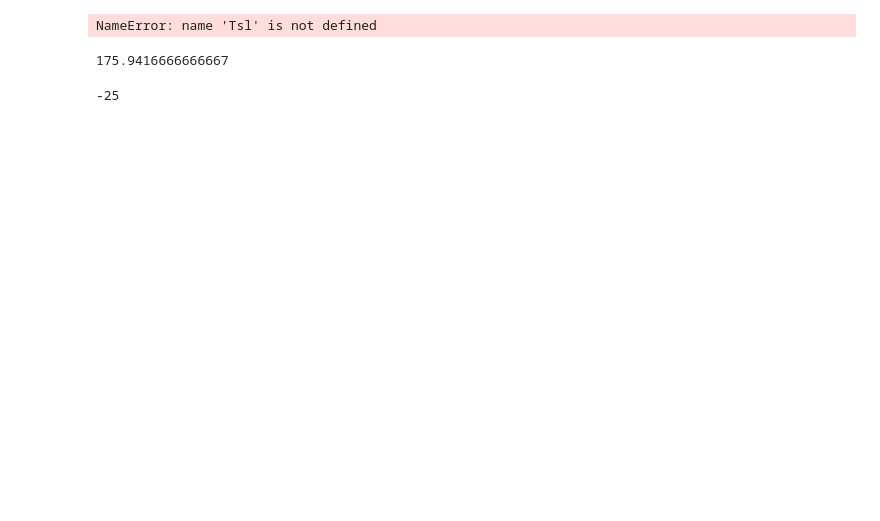
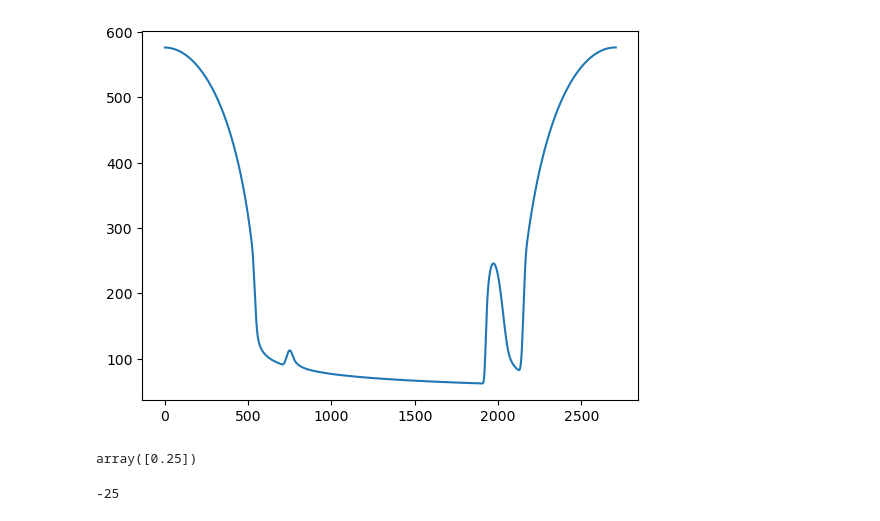
Before and after one commit to Michael-S-Phillips/tpm, a Jupyter notebook: run_TPM.ipynb, the cells around one changed output. Saved outputs shown, nothing was run; the diff lists cells and outputs as text; code cells hidden in the pictures; blank space fills up the shorter version.

```diff
--- a/run_TPM.ipynb
+++ b/run_TPM.ipynb
@@ -8,12 +8,13 @@ h, mh, hh, x, l, lon, dt, t, Tl, Tl_all, Tsl, tti, dw, Tl_max, tanom = TPM(25, 0
 # %%
 import matplotlib.pyplot as plt
-plt.plot(l, Tsl)
+plt.plot(l, Tsl.flatten())
+plt.show()
 # %% [output]
-NameError: name 'Tsl' is not defined
+[figure, added]
-# %%
-4222.6/24
-# %% [output]
-175.9416666666667
+# %%
+l
+# %% [output]
+array([0.25])
 # %%
 a = -2000**0,25
 # %%
```
Also changed, not shown: parts of 1 cell of this notebook, 1 other file.
